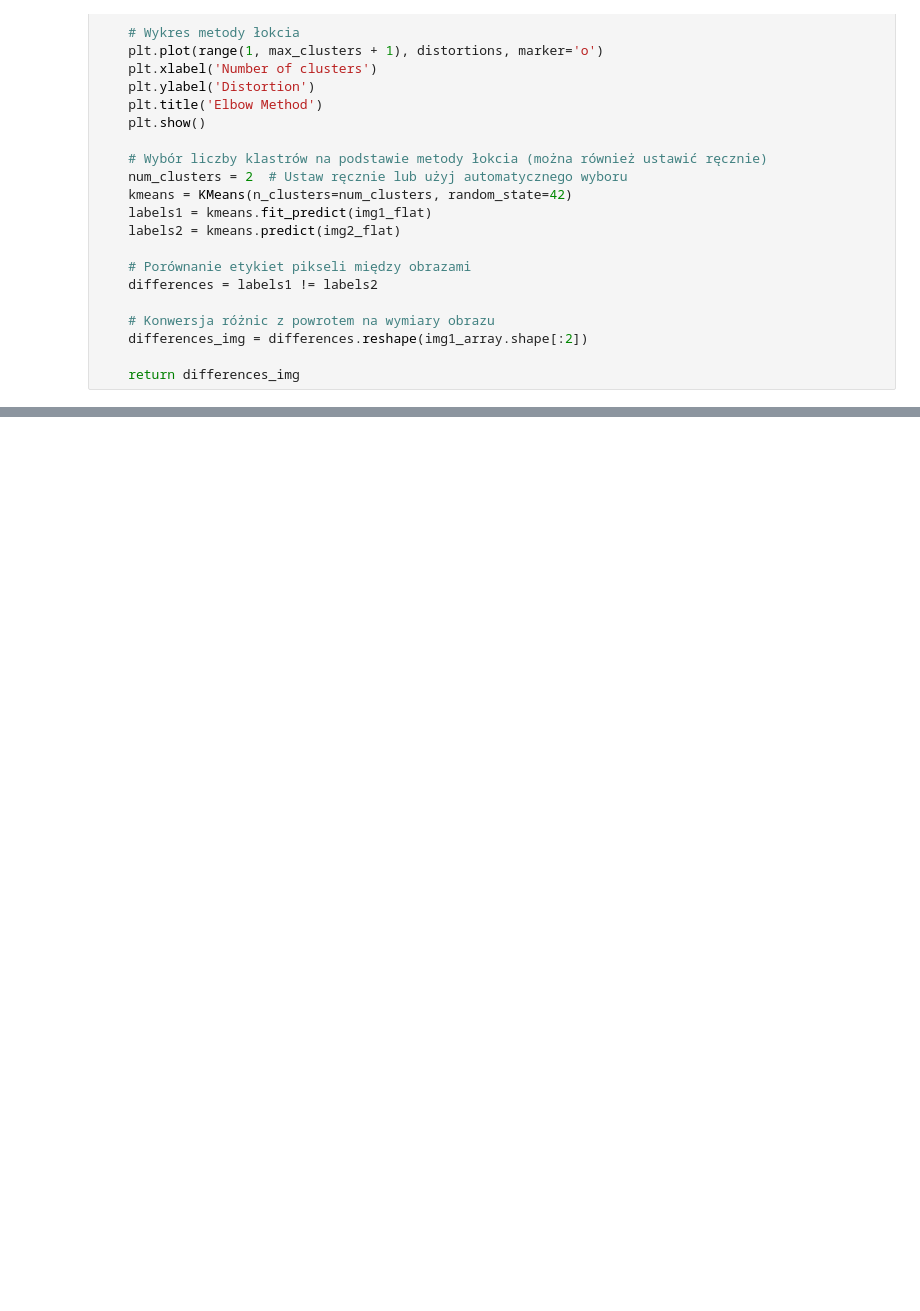
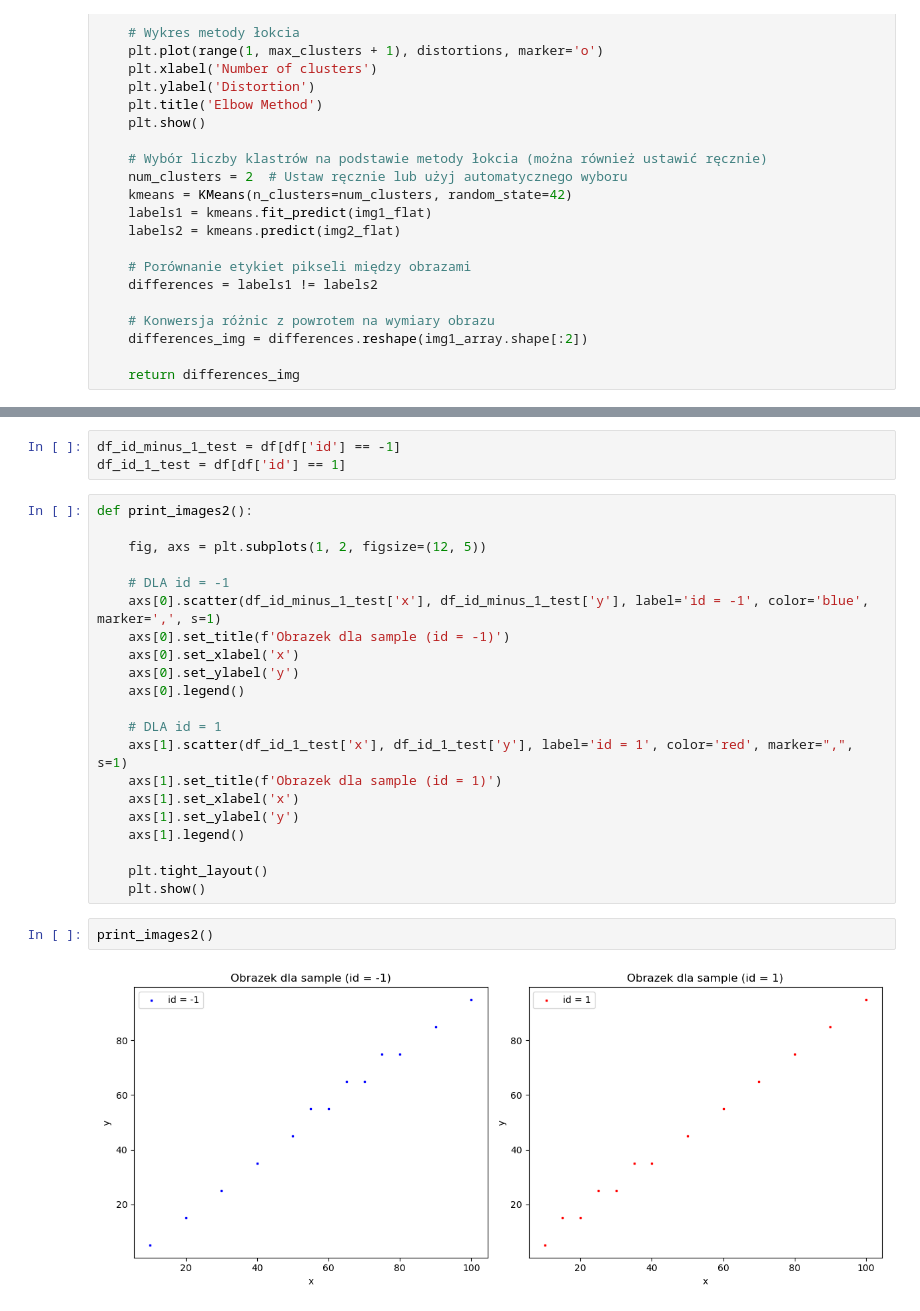
Before and after one commit to PsimonL/MachinLearningProject, a Jupyter notebook: Project.ipynb, the cells around one changed output, grey strips where cells are left out. Cells and saved outputs as stored; diff of their text form; blank space fills up the shorter version.

```diff
--- a/Project.ipynb
+++ b/Project.ipynb
@@ -304,0 +367,28 @@ io.show()
+# %%
+df_id_minus_1_test = df[df['id'] == -1]
+df_id_1_test = df[df['id'] == 1]
+# %%
+def print_images2():
+
+    fig, axs = plt.subplots(1, 2, figsize=(12, 5))
+
+    # DLA id = -1
+    axs[0].scatter(df_id_minus_1_test['x'], df_id_minus_1_test['y'], label='id = -1', color='blue', marker=',', s=1)
+    axs[0].set_title(f'Obrazek dla sample (id = -1)')
+    axs[0].set_xlabel('x')
+    axs[0].set_ylabel('y')
+    axs[0].legend()
+
+    # DLA id = 1
+    axs[1].scatter(df_id_1_test['x'], df_id_1_test['y'], label='id = 1', color='red', marker=",", s=1)
+    axs[1].set_title(f'Obrazek dla sample (id = 1)')
+    axs[1].set_xlabel('x')
+    axs[1].set_ylabel('y')
+    axs[1].legend()
+
+    plt.tight_layout()
+    plt.show()
+# %%
+print_images2()
+# %% [output]
+[figure, added]
```
Also changed, not shown: parts of 10 cells of this notebook, 38 other files.
